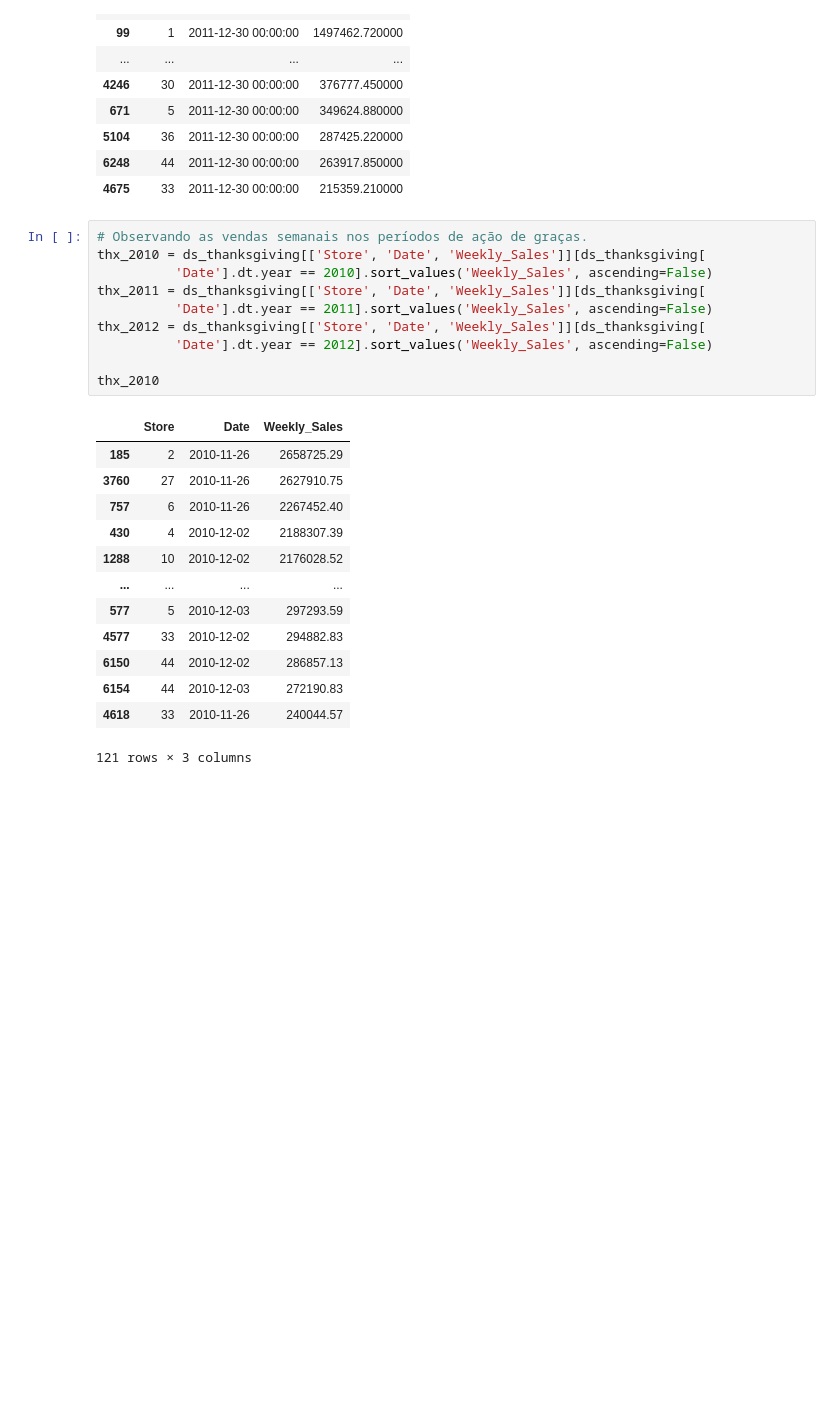
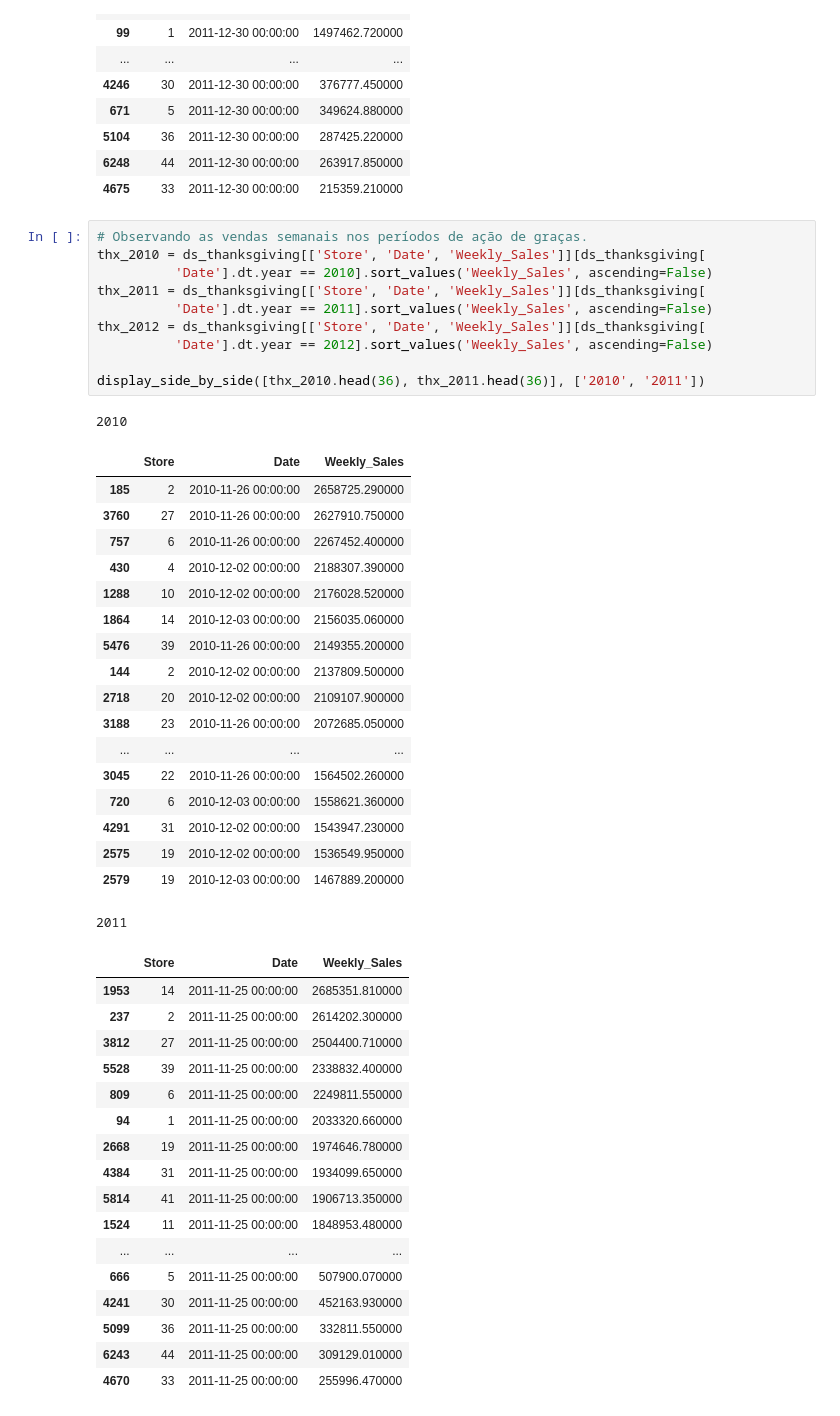
Before and after one commit to abakashi/dnc_deliverable2_walmart, a Jupyter notebook: Deliverable__2_mc_g1.ipynb, the cells around one changed output. Saved outputs shown, nothing was run; the diff lists cells and outputs as text; blank space fills up the shorter version.

```diff
--- a/Deliverable__2_mc_g1.ipynb
+++ b/Deliverable__2_mc_g1.ipynb
@@ -310,24 +315,47 @@ display_side_by_side([chr_2010, chr_2011], ['2010', '2011'])
 # %%
 # Observando as vendas semanais nos períodos de ação de graças.
 thx_2010 = ds_thanksgiving[['Store', 'Date', 'Weekly_Sales']][ds_thanksgiving[
           'Date'].dt.year == 2010].sort_values('Weekly_Sales', ascending=False)
 thx_2011 = ds_thanksgiving[['Store', 'Date', 'Weekly_Sales']][ds_thanksgiving[
           'Date'].dt.year == 2011].sort_values('Weekly_Sales', ascending=False)
 thx_2012 = ds_thanksgiving[['Store', 'Date', 'Weekly_Sales']][ds_thanksgiving[
           'Date'].dt.year == 2012].sort_values('Weekly_Sales', ascending=False)
 
-thx_2010
+display_side_by_side([thx_2010.head(36), thx_2011.head(36)], ['2010', '2011'])
 # %% [output]
+2010
 |  | Store | Date | Weekly_Sales |
-| 185 | 2 | 2010-11-26 | 2658725.29 |
-| 3760 | 27 | 2010-11-26 | 2627910.75 |
-| 757 | 6 | 2010-11-26 | 2267452.40 |
-| 430 | 4 | 2010-12-02 | 2188307.39 |
-| 1288 | 10 | 2010-12-02 | 2176028.52 |
+| 185 | 2 | 2010-11-26 00:00:00 | 2658725.290000 |
+| 3760 | 27 | 2010-11-26 00:00:00 | 2627910.750000 |
+| 757 | 6 | 2010-11-26 00:00:00 | 2267452.400000 |
+| 430 | 4 | 2010-12-02 00:00:00 | 2188307.390000 |
+| 1288 | 10 | 2010-12-02 00:00:00 | 2176028.520000 |
+| 1864 | 14 | 2010-12-03 00:00:00 | 2156035.060000 |
+| 5476 | 39 | 2010-11-26 00:00:00 | 2149355.200000 |
+| 144 | 2 | 2010-12-02 00:00:00 | 2137809.500000 |
+| 2718 | 20 | 2010-12-02 00:00:00 | 2109107.900000 |
+| 3188 | 23 | 2010-11-26 00:00:00 | 2072685.050000 |
 | ... | ... | ... | ... |
-| 577 | 5 | 2010-12-03 | 297293.59 |
-| 4577 | 33 | 2010-12-02 | 294882.83 |
-| 6150 | 44 | 2010-12-02 | 286857.13 |
-| 6154 | 44 | 2010-12-03 | 272190.83 |
-| 4618 | 33 | 2010-11-26 | 240044.57 |
+| 3045 | 22 | 2010-11-26 00:00:00 | 1564502.260000 |
+| 720 | 6 | 2010-12-03 00:00:00 | 1558621.360000 |
+| 4291 | 31 | 2010-12-02 00:00:00 | 1543947.230000 |
+| 2575 | 19 | 2010-12-02 00:00:00 | 1536549.950000 |
+| 2579 | 19 | 2010-12-03 00:00:00 | 1467889.200000 |
-121 rows × 3 columns
+2011
+|  | Store | Date | Weekly_Sales |
+| 1953 | 14 | 2011-11-25 00:00:00 | 2685351.810000 |
+| 237 | 2 | 2011-11-25 00:00:00 | 2614202.300000 |
+| 3812 | 27 | 2011-11-25 00:00:00 | 2504400.710000 |
+| 5528 | 39 | 2011-11-25 00:00:00 | 2338832.400000 |
+| 809 | 6 | 2011-11-25 00:00:00 | 2249811.550000 |
+| 94 | 1 | 2011-11-25 00:00:00 | 2033320.660000 |
+| 2668 | 19 | 2011-11-25 00:00:00 | 1974646.780000 |
+| 4384 | 31 | 2011-11-25 00:00:00 | 1934099.650000 |
+| 5814 | 41 | 2011-11-25 00:00:00 | 1906713.350000 |
+| 1524 | 11 | 2011-11-25 00:00:00 | 1848953.480000 |
+| ... | ... | ... | ... |
+| 666 | 5 | 2011-11-25 00:00:00 | 507900.070000 |
+| 4241 | 30 | 2011-11-25 00:00:00 | 452163.930000 |
+| 5099 | 36 | 2011-11-25 00:00:00 | 332811.550000 |
+| 6243 | 44 | 2011-11-25 00:00:00 | 309129.010000 |
+| 4670 | 33 | 2011-11-25 00:00:00 | 255996.470000 |
```
Also changed, not shown: parts of 7 cells of this notebook.
